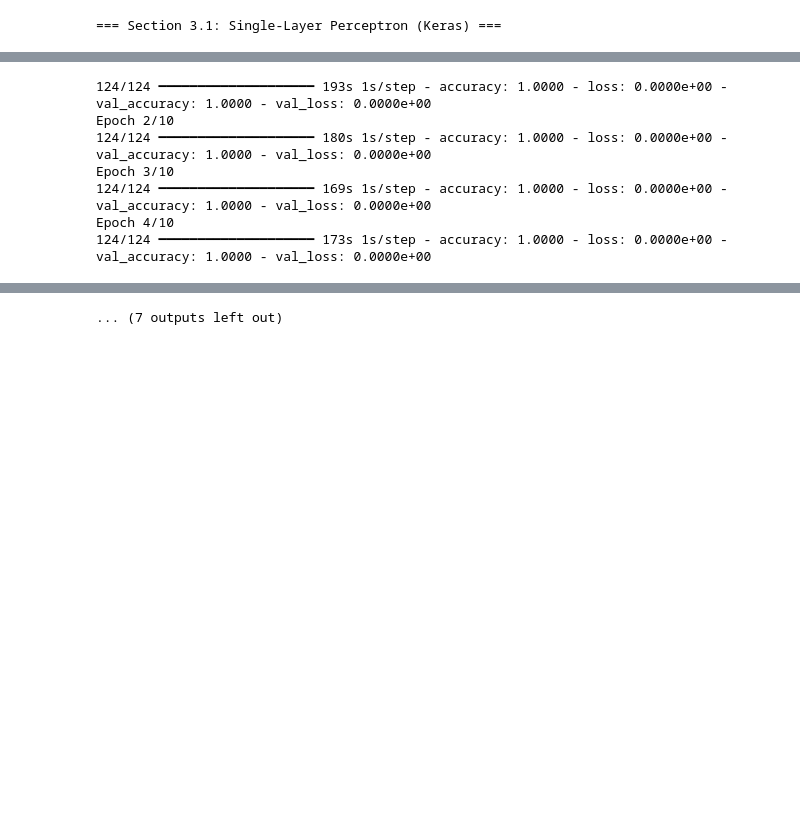
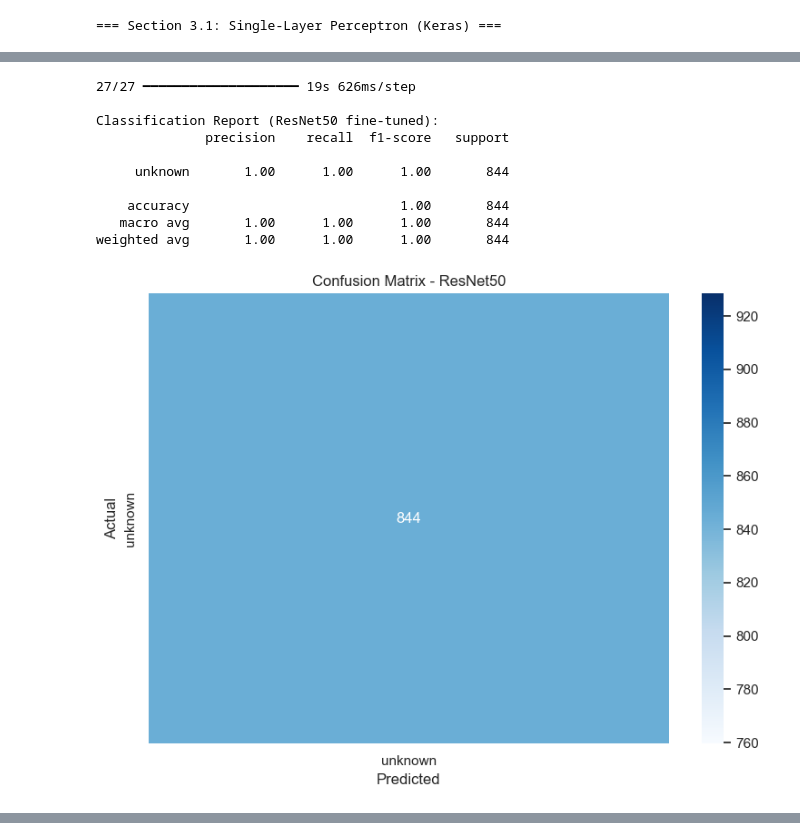
Before and after one commit to RashaadB/ai-ml-learning, a Jupyter notebook: Capstone Project/capstone_project_one.ipynb, the cells around one changed output, grey strips where cells are left out. Saved outputs shown, nothing was run; the diff lists cells and outputs as text; code cells hidden in the pictures; blank space fills up the shorter version.

```diff
--- a/Capstone Project/capstone_project_one.ipynb
+++ b/Capstone Project/capstone_project_one.ipynb
@@ -560,9 +631,6 @@ weighted avg       0.61      0.75      0.65      9995
 # %%
 
 # Section 3: Deep Learning and Advanced Models
-
-
-
 # Reproducibility + stdlib
 
 import os
@@ -605,7 +673,6 @@ from tensorflow.keras.applications import ResNet50
 
 
 # PyTorch
-
 import torch
 import torch.nn as nn
 import torch.optim as optim
@@ -613,7 +680,6 @@ from torch.utils.data import TensorDataset, DataLoader
 
 
 # Plotting
-
 import matplotlib.pyplot as plt
 import seaborn as sns
 
@@ -673,7 +739,7 @@ print(classification_report(y_true, y_pred, target_names=encoder.categories_[0].
 
 
 # Section 3.2: Deep Neural Network with regularization (Keras)
-# === Cell 3c: YOLO caching ===
+# Cell 3c: YOLO caching
 import os
 from pathlib import Path
 
@@ -773,24 +839,51 @@ print(classification_report(y_test_tensor.numpy(), y_pred_classes, target_names=
 
 
 
-# Section 3.4: Keras vs PyTorch efficiency comparison
+# Section 3.4: Keras vs PyTorch Comparison
+import time
 
-print("\n=== Section 3.4: Keras vs PyTorch Comparison ===")
+print("\nSection 3.4: Keras vs PyTorch Comparison ")
+
+# Pick whichever Keras model exists
+keras_model = locals().get("model_dnn", None) or locals().get("perceptron", None)
+if keras_model is None:
+    raise NameError("Neither 'model_dnn' nor 'perceptron' is defined. "
+                    "Train one in Section 3.1 or 3.2 before running this cell.")
+
 # Keras timing
 start_time_keras = time.time()
-model_dnn.fit(X_train, y_train, validation_split=0.1, epochs=5, batch_size=64, verbose=0)
+keras_model.fit(X_train, y_train, validation_split=0.1, epochs=5, batch_size=64, verbose=0)
 keras_train_time = time.time() - start_time_keras
-y_pred_keras = model_dnn.predict(X_test).argmax(axis=1)
+
+y_pred_keras = keras_model.predict(X_test).argmax(axis=1)
 y_true_keras = y_test.argmax(axis=1)
 keras_acc = accuracy_score(y_true_keras, y_pred_keras)
 
 # PyTorch timing
+device = torch.device("cuda" if torch.cuda.is_available() else "cpu")
+
 X_train_tensor2 = torch.tensor(X_train, dtype=torch.float32).to(device)
 y_train_tensor2 = torch.tensor(np.argmax(y_train, axis=1), dtype=torch.long).to(device)
 train_dataset2 = TensorDataset(X_train_tensor2, y_train_tensor2)
 train_loader2 = DataLoader(train_dataset2, batch_size=64, shuffle=True)
 
+class ClassificationNN(nn.Module):
+    def __init__(self):
+        super().__init__()
+        self.model = nn.Sequential(
+            nn.Linear(X_train.shape[1], 256),
+            nn.ReLU(),
+            nn.Dropout(0.3),
+            nn.Linear(256, 128),
+            nn.ReLU(),
+            nn.Dropout(0.2),
+            nn.Linear(128, 4)
+        )
+    def forward(self, x):
+        return self.model(x)
+
 model_pt2 = ClassificationNN().to(device)
+loss_fn = nn.CrossEntropyLoss()
 optimizer2 = optim.Adam(model_pt2.parameters(), lr=0.001)
 
 start_time_pt = time.time()
@@ -811,6 +904,7 @@ pt_acc = accuracy_score(y_true_keras, y_pred_pt)
 
 print(f"Keras Accuracy:   {keras_acc:.4f} | Training Time: {keras_train_time:.2f} seconds")
 print(f"PyTorch Accuracy: {pt_acc:.4f} | Training Time: {pt_train_time:.2f} seconds")
+
 
 
 
@@ -863,14 +957,14 @@ train_eval_keras(model_crnn, "CRNN Sentiment Classifier")
 
 # Section 3.7: Fix images layout + ResNet50 fine-tuning
 
-print("\n=== Section 3.7: ResNet50 Fine Tuning (folder based) ===")
+print("\nSection 3.7: ResNet50 Fine Tuning (folder based)")
 
 #Normalize folder structure
 root = "dataset/images"
 splits = ["train", "val", "test"]
 valid_ext = (".jpg", ".jpeg", ".png", ".bmp", ".webp")
 
-# Move accidentally nested splits (e.g., dataset/images/train/val -> dataset/images/val)
+# Move nested splits
 for split in splits:
     sdir = os.path.join(root, split)
     if not os.path.isdir(sdir):
@@ -890,7 +984,6 @@ for split in splits:
                 pass
             print(f"Moved nested '{nested}' into '{target}'")
 
-# Ensure each split has at least one class folder; move loose images into 'unknown'
 for split in splits:
     sdir = os.path.join(root, split)
     if not os.path.isdir(sdir):
@@ -1000,7 +1093,7 @@ plt.show()
 
 # Section 3.8: YOLOv8 object detection
 
-# === YOLO: train only if needed; shorten for smoke test ===
+# YOLO: train only if needed; shorten for smoke test
 import os
 from pathlib import Path
 
@@ -1035,10 +1128,9 @@ if have_ultra:
 
         @timed("YOLO training")
         def yolo_train():
-            yolo = YOLO("yolov8n.pt")  # you already ship this in the repo
+            yolo = YOLO("yolov8n.pt")
             yolo.train(data="yolo_dataset.yaml", epochs=epochs, imgsz=imgsz, batch=batch, name="capstone_yolo_model")
             yolo.val()
-            # Export only in full run to save time
             if not SMOKE_TEST:
                 yolo.export(format="tflite")
         yolo_train()
@@ -1152,7 +1234,11 @@ Epoch 1/10
-124/124 ━━━━━━━━━━━━━━━━━━━━ 193s 1s/step - accuracy: 1.0000 - loss: 0.0000e+00 - val_accuracy: 1.0000 - val_loss: 0.0000e+00
-Epoch 2/10
-124/124 ━━━━━━━━━━━━━━━━━━━━ 180s 1s/step - accuracy: 1.0000 - loss: 0.0000e+00 - val_accuracy: 1.0000 - val_loss: 0.0000e+00
-Epoch 3/10
-124/124 ━━━━━━━━━━━━━━━━━━━━ 169s 1s/step - accuracy: 1.0000 - loss: 0.0000e+00 - val_accuracy: 1.0000 - val_loss: 0.0000e+00
-Epoch 4/10
-124/124 ━━━━━━━━━━━━━━━━━━━━ 173s 1s/step - accuracy: 1.0000 - loss: 0.0000e+00 - val_accuracy: 1.0000 - val_loss: 0.0000e+00
+27/27 ━━━━━━━━━━━━━━━━━━━━ 19s 626ms/step
+
+Classification Report (ResNet50 fine-tuned):
+              precision    recall  f1-score   support
+
+     unknown       1.00      1.00      1.00       844
+
+    accuracy                           1.00       844
+   macro avg       1.00      1.00      1.00       844
+weighted avg       1.00      1.00      1.00       844
+[figure, added]
@@ -1189,4 +1247,3 @@ WARNING ⚠️ No labels found in /Users/home/Ai:ML/Capstone Project/dataset/lab
-... (7 outputs left out)
 # %%
 
 #section 4
```
Also changed, not shown: parts of 7 cells of this notebook, 4 other files.
